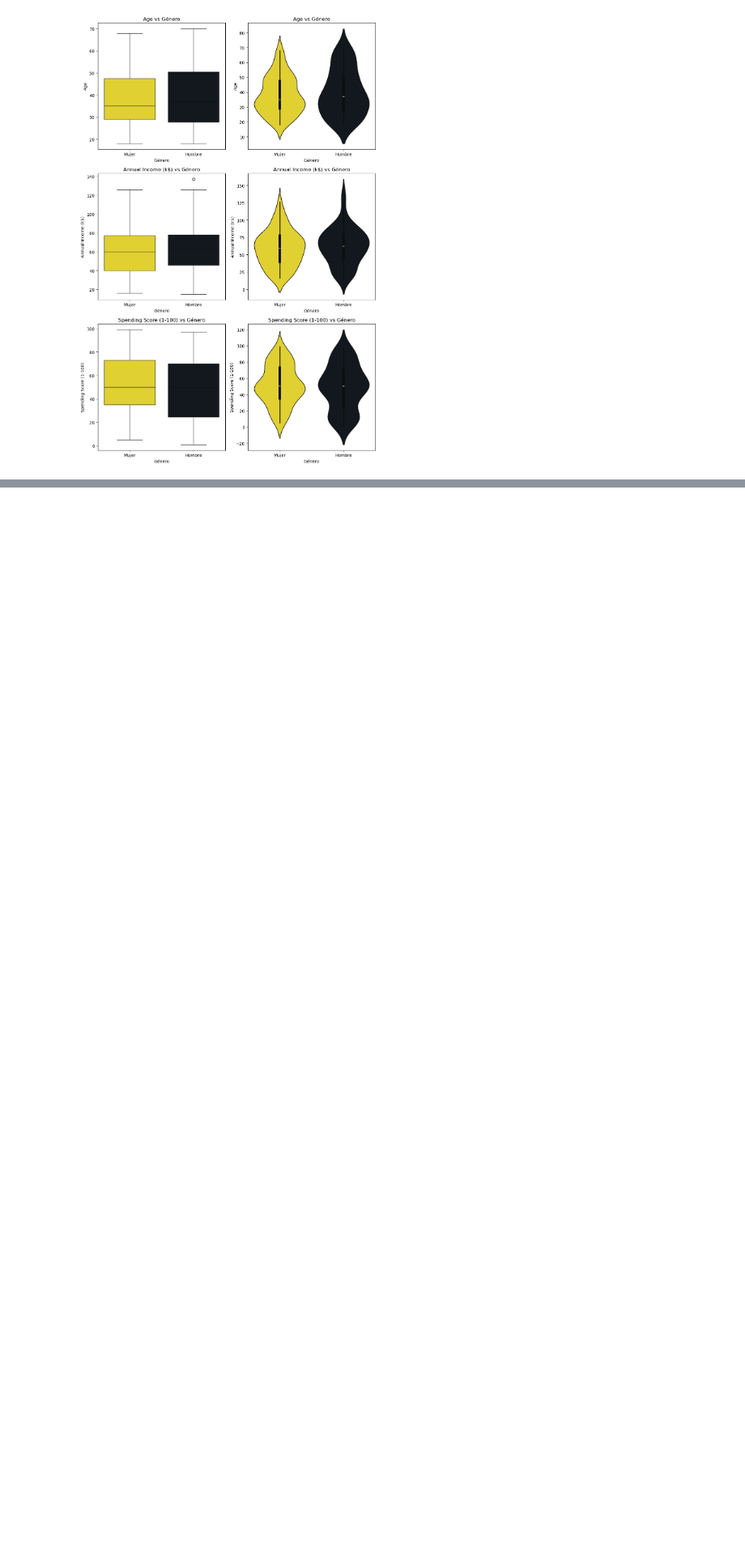
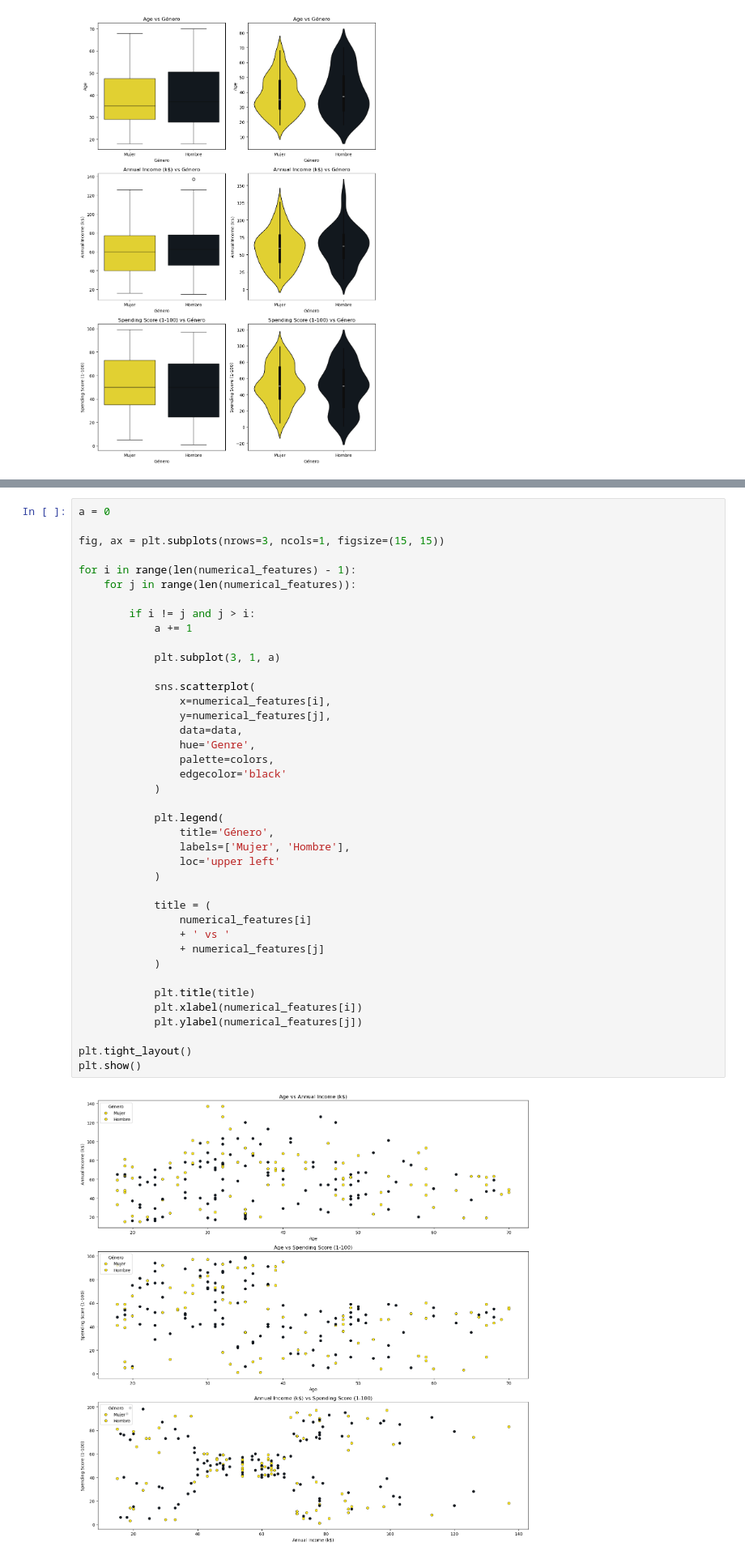
Before and after one commit to DevFntxy/ECBD_9A_IDGS_PRACTICAS_230892, a Jupyter notebook: Practica09/Practica09.ipynb, the cells around one changed output, grey strips where cells are left out. Shown at 81% size. Cells and saved outputs as stored; diff of their text form; blank space fills up the shorter version.

```diff
--- a/Practica09/Practica09.ipynb
+++ b/Practica09/Practica09.ipynb
@@ -330,0 +333,42 @@ plt.show()
+# %%
+a = 0
+
+fig, ax = plt.subplots(nrows=3, ncols=1, figsize=(15, 15))
+
+for i in range(len(numerical_features) - 1):
+    for j in range(len(numerical_features)):
+
+        if i != j and j > i:
+            a += 1
+
+            plt.subplot(3, 1, a)
+
+            sns.scatterplot(
+                x=numerical_features[i],
+                y=numerical_features[j],
+                data=data,
+                hue='Genre',
+                palette=colors,
+                edgecolor='black'
+            )
+
+            plt.legend(
+                title='Género',
+                labels=['Mujer', 'Hombre'],
+                loc='upper left'
+            )
+
+            title = (
+                numerical_features[i]
+                + ' vs '
+                + numerical_features[j]
+            )
+
+            plt.title(title)
+            plt.xlabel(numerical_features[i])
+            plt.ylabel(numerical_features[j])
+
+plt.tight_layout()
+plt.show()
+# %% [output]
+[figure, added]
```
Also changed, not shown: parts of 13 cells of this notebook.
